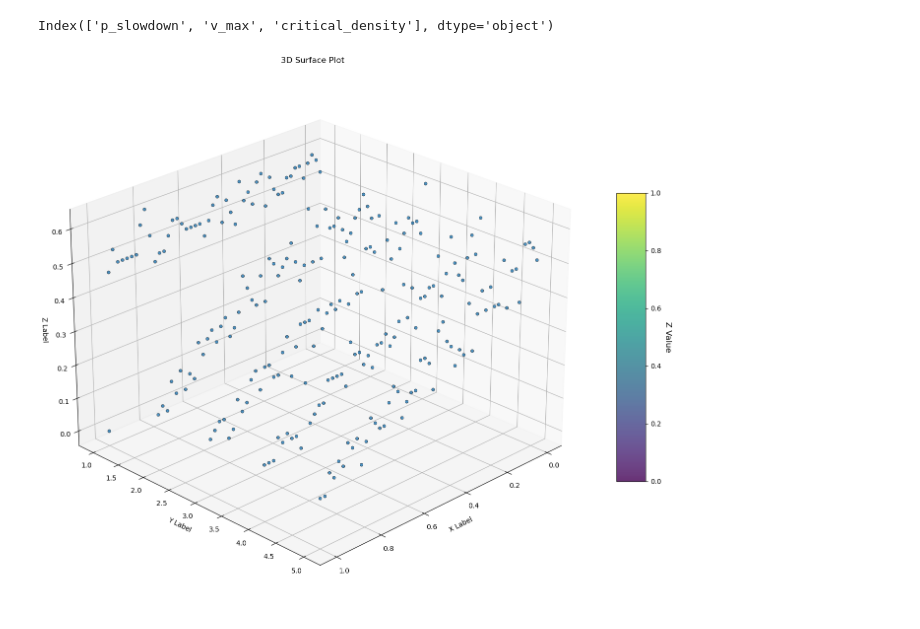
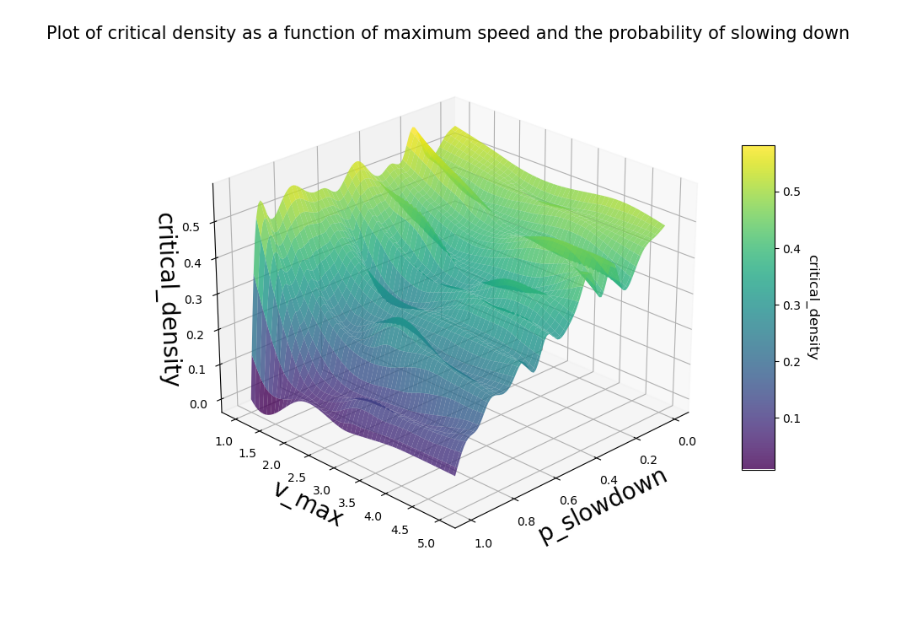
Before and after one commit to ThomasTenDamme/CSS-Group1, a Jupyter notebook: jennas_notebook.ipynb, the cells around one changed output. Saved outputs shown, nothing was run; the diff lists cells and outputs as text; code cells hidden in the pictures.

Commit message:
Interpolating plot!

```diff
--- a/jennas_notebook.ipynb
+++ b/jennas_notebook.ipynb
@@ -43,40 +43,43 @@ for p in density_list:
 # %%
 import pandas as pd
 import numpy as np
 import matplotlib.pyplot as plt
 from mpl_toolkits.mplot3d import Axes3D
+from scipy.interpolate import griddata
 
 def plot3D(filepath):
     df = pd.read_csv(filepath)
-    print(df.keys())
 
+    # Load in values
     x_values = df['p_slowdown'].values
     y_values = df['v_max'].values
     z_values = df['critical_density'].values
 
-    # Plot
-    fig = plt.figure(figsize=(14, 12))
-    ax = fig.add_subplot(111, projection='3d')
-    surf = ax.scatter(x_values, y_values, z_values, cmap='viridis', edgecolor='k', linewidth=0.5, alpha=0.8)
+    # Create grid to later put Z values on
+    xi, yi = np.linspace(min(x_values), max(x_values), 100), np.linspace(min(y_values), max(y_values), 100)
 
-    # Customize the plot if needed
-    ax.set_xlabel('X Label')
-    ax.set_ylabel('Y Label')
-    ax.set_zlabel('Z Label')
-    ax.set_title('3D Surface Plot')
+    # Put actual datapoints on grid
+    X, Y = np.meshgrid(xi, yi)
+
+    # Put z_value data on the grid and interpolate
+    Z = griddata((x_values, y_values), z_values, (X, Y), method='cubic')
+
+    fig = plt.figure(figsize=(10,10))
+    ax = fig.add_subplot(projection='3d')
+    surf = ax.plot_surface(X, Y, Z, cmap='viridis', alpha=0.8)
+
+    ax.set_xlabel('p_slowdown', fontsize=20)
+    ax.set_ylabel('v_max', fontsize=20)
+    ax.set_zlabel('critical_density', fontsize=20)
+    ax.set_title('Plot of critical density as a function of maximum speed and the probability of slowing down', fontsize=15)
 
     cbar = fig.colorbar(surf, ax=ax, shrink=0.5, aspect=10)
-    cbar.set_label('Z Value', rotation=270, labelpad=15, fontsize=12)
+    cbar.set_label('critical_density', rotation=270, labelpad=15, fontsize=12)
 
-    # Customize the layout
-    fig.tight_layout()
+    ax.view_init(elev=25, azim=45)
+    plt.savefig('test.png')
 
-    ax.view_init(elev=25, azim=45)  # Adjust elevation and azimuthal angles
-
-    plt.show()
-
-filepath = 'critical_densities_nasch.csv'
+filepath = 'Results/critical_densities_nasch_n=10_L=300_T=150_#p=50.csv'
 plot3D(filepath)
 # %% [output]
-Index(['p_slowdown', 'v_max', 'critical_density'], dtype='object')
-[figure, old version]
+[figure, new version]
```
Also changed, not shown: parts of 1 cell of this notebook, 1 other file.
